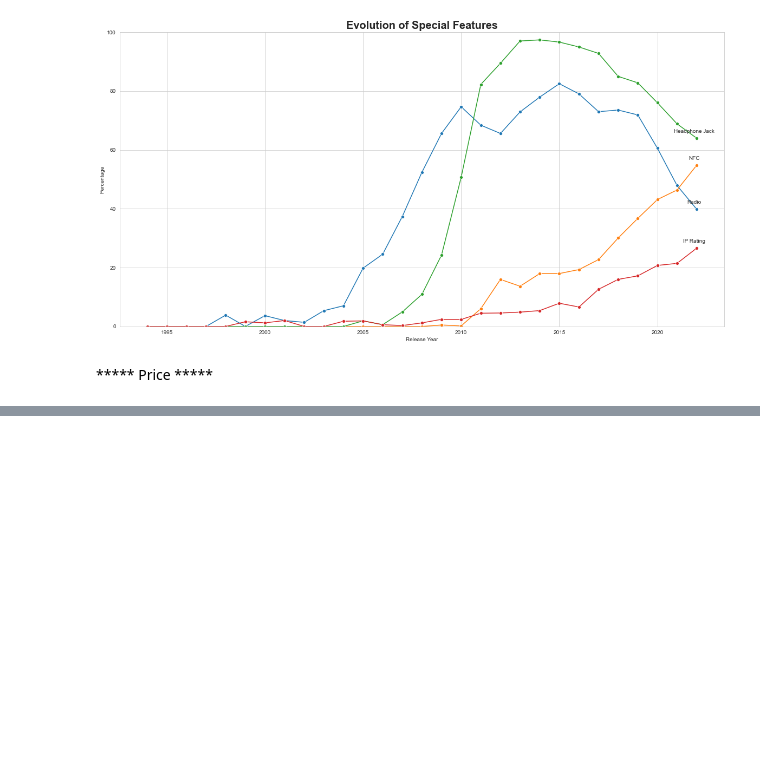
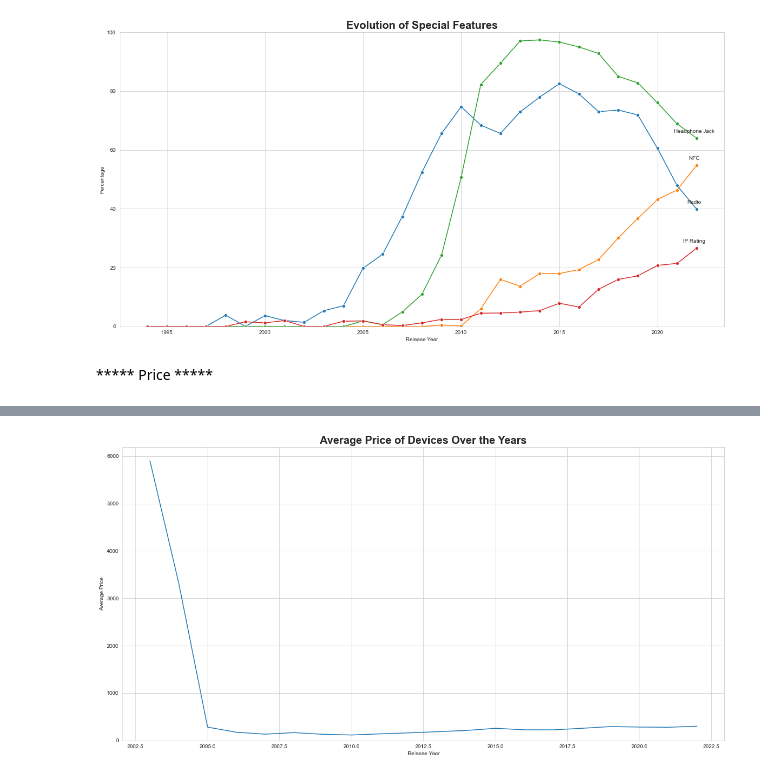
Before and after one commit to AlbertHunduza/Smartphone-Project, a Jupyter notebook: Overview and Analysis.ipynb, the cells around one changed output, grey strips where cells are left out. Cells and saved outputs as stored; diff of their text form; code cells hidden in the pictures; blank space fills up the shorter version.

Commit message:
added first part of price analysis

```diff
--- a/Overview and Analysis.ipynb
+++ b/Overview and Analysis.ipynb
@@ -1652,0 +1667,20 @@ plt.show()
+# %%
+# Filter out unspecified and non-numeric values in the Price column
+filtered_data = df[(df['Price'] != 'unspecified') & (df['Release_Year'] != 2023)]
+filtered_data['Price'] = pd.to_numeric(filtered_data['Price'])
+
+# Group the filtered data by Release_Year and calculate the average price
+average_price = filtered_data.groupby('Release_Year')['Price'].mean()
+
+# Create a line plot for the average price over the years
+plt.figure(figsize=(20, 10))
+plt.plot(average_price.index, average_price.values)
+plt.title('Average Price of Devices Over the Years', fontsize=20, weight='bold')
+plt.xlabel('Release Year')
+plt.ylabel('Average Price')
+plt.ylim(0)  # Set the y-axis lower limit to 0
+
+# Show the plot
+plt.show()
+# %% [output]
+[figure, added]
```
Also changed, not shown: parts of 15 cells of this notebook.
